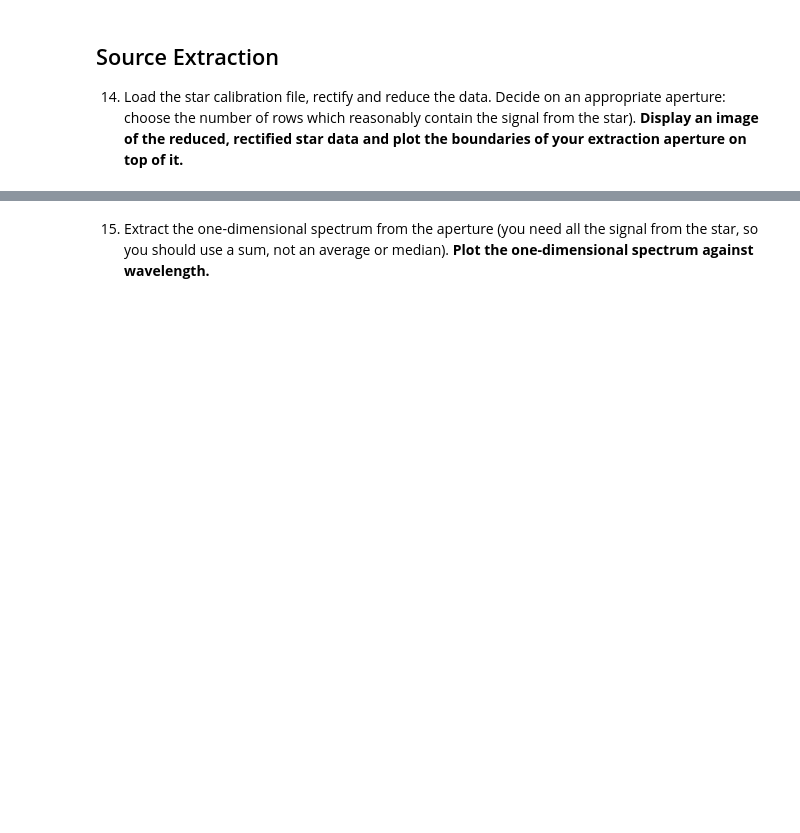
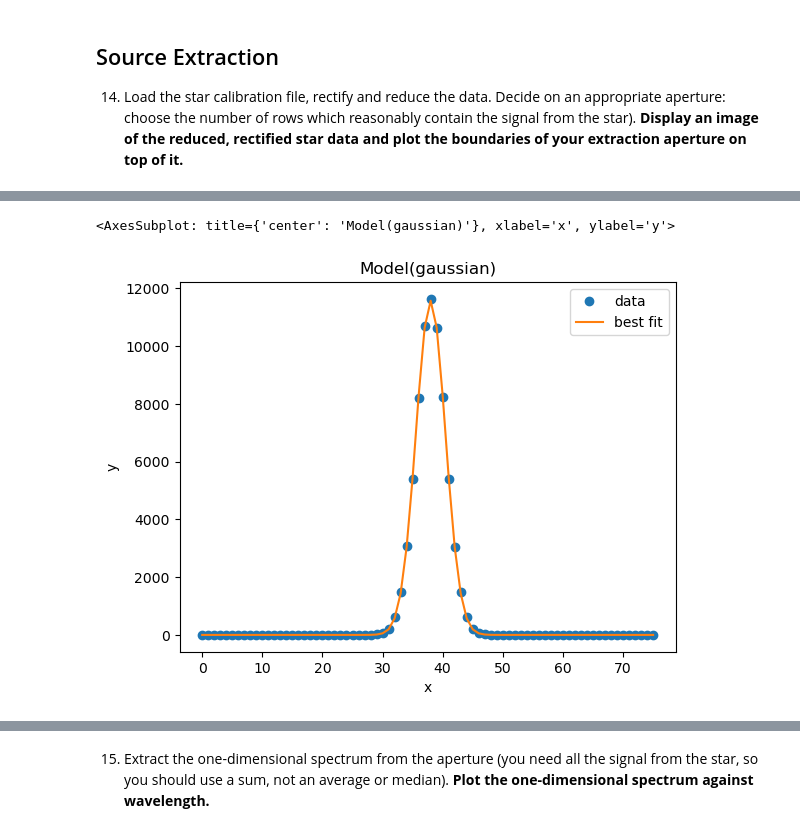
Before and after one commit to Hallflower20/ay107-data-reduction, a Jupyter notebook: problemset3.ipynb, the cells around one changed output, grey strips where cells are left out. Saved outputs shown, nothing was run; the diff lists cells and outputs as text; code cells hidden in the pictures; blank space fills up the shorter version.

```diff
--- a/problemset3.ipynb
+++ b/problemset3.ipynb
@@ -406,0 +407,11 @@ plt.plot(wavelenths[1:len(wavelenths)], R)
+# %%
+std_star_vertical = np.median(std_star_rec, axis = 1)
+p = np.arange(len(std_star_vertical))
+
+model = GaussianModel()
+params = model.guess(std_star_vertical, x = p)
+result = model.fit(std_star_vertical, params, x = p)
+result.plot_fit()
+# %% [output]
+<AxesSubplot: title={'center': 'Model(gaussian)'}, xlabel='x', ylabel='y'>
+[figure, added]
```
Also changed, not shown: parts of 31 cells of this notebook, 1 other file.
